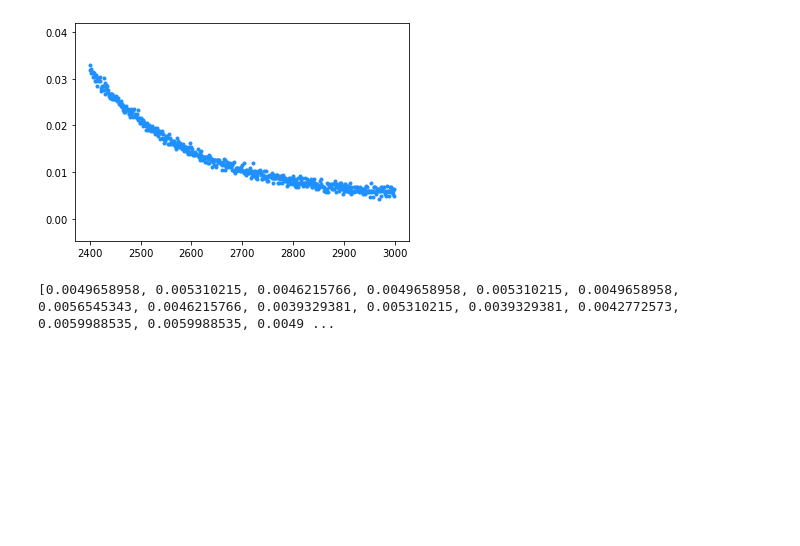
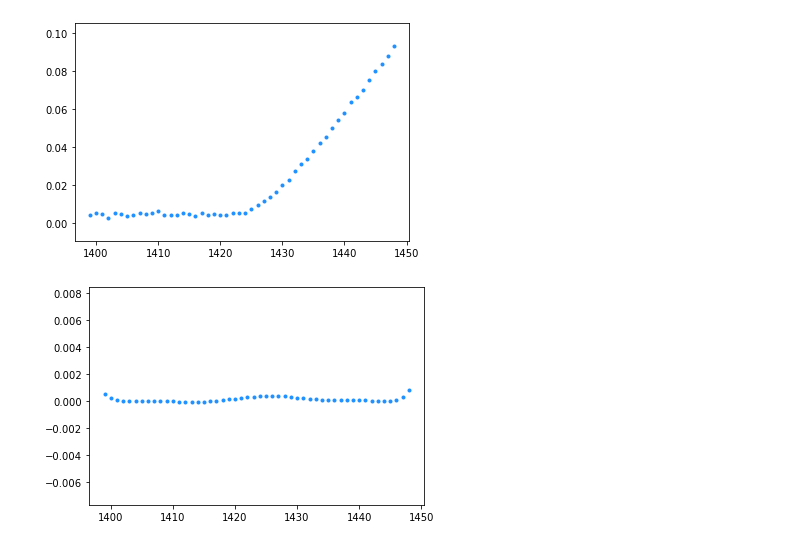
Before and after one commit to biqute/QTLab2122, a Jupyter notebook: SingleIRsource/test.ipynb, the cells around one changed output. Cells and saved outputs as stored; diff of their text form; code cells hidden in the pictures; blank space fills up the shorter version.

Commit message:
derivative trigger

```diff
--- a/SingleIRsource/test.ipynb
+++ b/SingleIRsource/test.ipynb
@@ -48,9 +37,18 @@ IndexError: index 3999 is out of bounds for axis 0 with size 3999
-# %%
-plt.scatter(x[2400:3000], ddata[2400:3000], color = 'dodgerblue', marker = '.')
-plt.show()
-# %% [output]
-[figure, removed]
-# %%
-print(ddata[1400:1450])
-# %% [output]
-[0.0049658958, 0.005310215, 0.0046215766, 0.0049658958, 0.005310215, 0.0049658958, 0.0056545343, 0.0046215766, 0.0039329381, 0.005310215, 0.0039329381, 0.0042772573, 0.0059988535, 0.0059988535, 0.0049 ...
+# %%
+begin = start - 25
+end = start + 25
+plt.scatter(x[begin:end], data[begin:end], color = 'dodgerblue', marker = '.')
+plt.show()
+# %% [output]
+[figure, added]
+# %%
+from scipy.signal import savgol_filter, savgol_coeffs
+
+#plt.scatter(x[begin:end], ddata[begin:end], color = 'green', marker = '.')
+derivative_func = savgol_filter(data[begin:end], len(data[begin:end])-1, polyorder = 10, deriv = 2, delta = 1)
+#derivative_func = np.diff(ddata[begin:end], n=2)
+end=begin + len(derivative_func)
+plt.scatter(x[begin:end], derivative_func, color = 'dodgerblue', marker = '.')
+plt.show()
+# %% [output]
+[figure, added]
```
Also changed, not shown: parts of 5 cells of this notebook.
